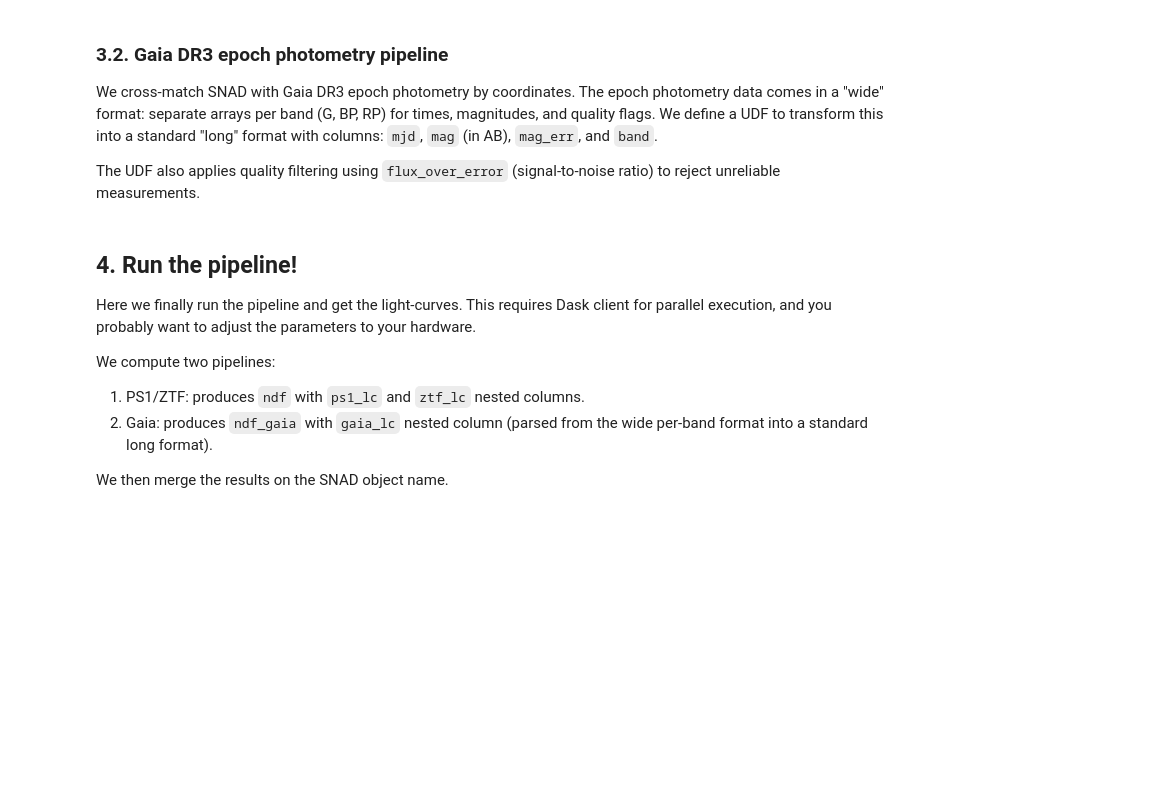
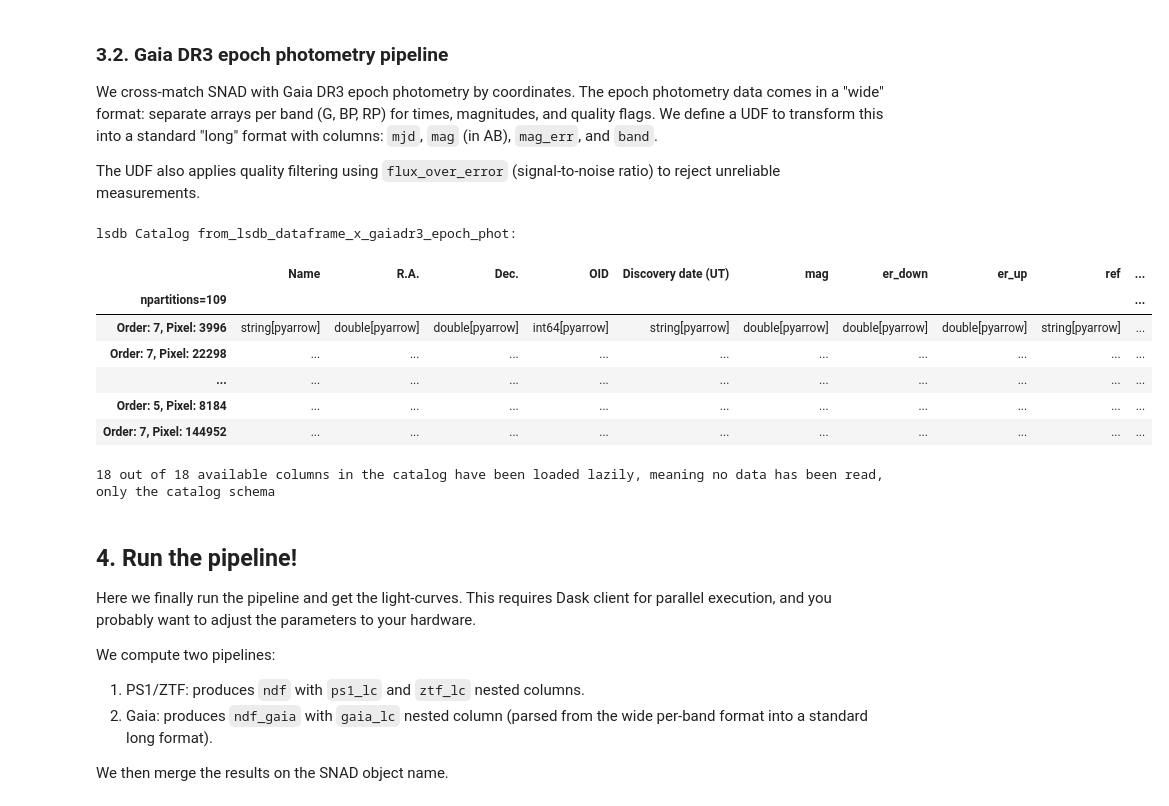
Before and after one commit to astronomy-commons/lsdb, a Jupyter notebook: docs/tutorials/pre_executed/zubercal-ps1-snad.ipynb, the cells around one changed output. Drawn from its saved outputs; the diff is of its cells as text; code cells hidden in the pictures; blank space fills up the shorter version.

```diff
--- a/docs/tutorials/pre_executed/zubercal-ps1-snad.ipynb
+++ b/docs/tutorials/pre_executed/zubercal-ps1-snad.ipynb
@@ -130,21 +178,24 @@ We will later transform this into a standard long-format light curve.
 gaia_epoch_phot = open_catalog(
     GAIA_EPOCH_PHOT_PATH,
     columns=[
-        "source_id",  # Gaia source ID
+        "source_id",
         "ra",
-        "dec",  # coordinates for cross-matching
+        "dec",
         # G-band epoch photometry
         "epoch_photometry.g_transit_time",
         "epoch_photometry.g_transit_mag",
         "epoch_photometry.g_transit_flux_over_error",
+        "epoch_photometry.variability_flag_g_reject",
         # BP-band epoch photometry
         "epoch_photometry.bp_obs_time",
         "epoch_photometry.bp_mag",
         "epoch_photometry.bp_flux_over_error",
+        "epoch_photometry.variability_flag_bp_reject",
         # RP-band epoch photometry
         "epoch_photometry.rp_obs_time",
         "epoch_photometry.rp_mag",
         "epoch_photometry.rp_flux_over_error",
+        "epoch_photometry.variability_flag_rp_reject",
     ],
 )
 display(gaia_epoch_phot)
@@ -212,38 +280,42 @@ GAIA_VEGA_TO_AB = {"G": 0.126, "BP": 0.024, "RP": 0.383}
 def parse_gaia_epoch_photometry(
     g_time,
     g_mag,
-    g_foe,
+    g_s2n,
+    g_flag,
     bp_time,
     bp_mag,
-    bp_foe,
+    bp_s2n,
+    bp_flag,
     rp_time,
     rp_mag,
-    rp_foe,
+    rp_s2n,
+    rp_flag,
     *,
-    min_flux_over_error=3.0,
+    min_s2n=3.0,
 ):
     """Transform Gaia DR3 epoch photometry from wide per-band arrays to a
     standard long-format light curve with quality filtering.
 
-    Filters observations by flux_over_error > min_flux_over_error,
+    Filters observations by flux_over_error > min_s2n,
     converts times to MJD, and converts magnitudes from Vega to AB system.
     """
     mjds, mags, mag_errs, bands = [], [], [], []
-    for band, time_arr, mag_arr, foe_arr in [
-        ("G", g_time, g_mag, g_foe),
-        ("BP", bp_time, bp_mag, bp_foe),
-        ("RP", rp_time, rp_mag, rp_foe),
+    for band, time_arr, mag_arr, s2n_arr in [
+        ("G", g_time, g_mag, g_s2n, g_flag),
+        ("BP", bp_time, bp_mag, bp_s2n, bp_flag),
+        ("RP", rp_time, rp_mag, rp_s2n, rp_flag),
     ]:
-        time_arr = np.asarray(time_arr, dtype=np.float64)
-        mag_arr = np.asarray(mag_arr, dtype=np.float64)
-        foe_arr = np.asarray(foe_arr, dtype=np.float64)
+        # time_arr = np.asarray(time_arr, dtype=np.float64)
+        # mag_arr = np.asarray(mag_arr, dtype=np.float64)
+        # s2n_arr = np.asarray(s2n_arr, dtype=np.float64)
+        flag_arr = g_flag | bp_flag | rp_flag
 
         # Quality filter: keep only observations with sufficient signal-to-noise
-        good = foe_arr > min_flux_over_error
+        good = (s2n_arr > min_s2n) & flag_arr
         t = time_arr[good] + GAIA_TIME_OFFSET_TO_MJD
         m = mag_arr[good] + GAIA_VEGA_TO_AB[band]
         # mag_err ≈ 1.0857 / flux_over_error (from error propagation of -2.5*log10(flux))
-        m_err = 1.0857 / foe_arr[good]
+        m_err = 2.5 / np.log(10.0) / s2n_arr[good]
 
         mjds.append(t)
         mags.append(m)
@@ -263,7 +335,6 @@ snad_gaia = snad_catalog.crossmatch(
     radius_arcsec=1.0,
     suffixes=["", ""],
     suffix_method="overlapping_columns",
-    require_right_margin=False,
 )
 
 # Define the output metadata for the parsed light curve nested column
@@ -272,33 +343,46 @@ gaia_lc_dtype = NestedDtype(
         [
             pa.field("mjd", pa.list_(pa.float64())),
             pa.field("mag", pa.list_(pa.float64())),
             pa.field("mag_err", pa.list_(pa.float64())),
             pa.field("band", pa.list_(pa.string())),
         ]
     )
 )
 
 # Apply the UDF to transform the per-band epoch photometry into a standard light curve
 snad_gaia_lc = snad_gaia.map_rows(
     parse_gaia_epoch_photometry,
     columns=[
         "epoch_photometry.g_transit_time",
         "epoch_photometry.g_transit_mag",
         "epoch_photometry.g_transit_flux_over_error",
+        "epoch_photometry.variability_flag_g_reject",
         "epoch_photometry.bp_obs_time",
         "epoch_photometry.bp_mag",
         "epoch_photometry.bp_flux_over_error",
+        "epoch_photometry.variability_flag_bp_reject",
         "epoch_photometry.rp_obs_time",
         "epoch_photometry.rp_mag",
         "epoch_photometry.rp_flux_over_error",
+        "epoch_photometry.variability_flag_rp_reject",
     ],
     row_container="args",
     append_columns=True,
     infer_nesting=True,
     meta=npd.NestedFrame({"gaia_lc": pd.Series([], dtype=gaia_lc_dtype)}),
 ).map_partitions(lambda df: df.drop(columns=["epoch_photometry"]))
 
 display(snad_gaia_lc)
+# %% [output]
+lsdb Catalog from_lsdb_dataframe_x_gaiadr3_epoch_phot:
+|  | Name | R.A. | Dec. | OID | Discovery date (UT) | mag | er_down | er_up | ref | ... |
+| npartitions=109 |  |  |  |  |  |  |  |  |  | ... |
+| Order: 7, Pixel: 3996 | string[pyarrow] | double[pyarrow] | double[pyarrow] | int64[pyarrow] | string[pyarrow] | double[pyarrow] | double[pyarrow] | double[pyarrow] | string[pyarrow] | ... |
+| Order: 7, Pixel: 22298 | ... | ... | ... | ... | ... | ... | ... | ... | ... | ... |
+| ... | ... | ... | ... | ... | ... | ... | ... | ... | ... | ... |
+| Order: 5, Pixel: 8184 | ... | ... | ... | ... | ... | ... | ... | ... | ... | ... |
+| Order: 7, Pixel: 144952 | ... | ... | ... | ... | ... | ... | ... | ... | ... | ... |
+18 out of 18 available columns in the catalog have been loaded lazily, meaning no data has been read, only the catalog schema
 # %% [markdown]
 ## 4. Run the pipeline!
 
```
Also changed, not shown: parts of 13 cells of this notebook.
